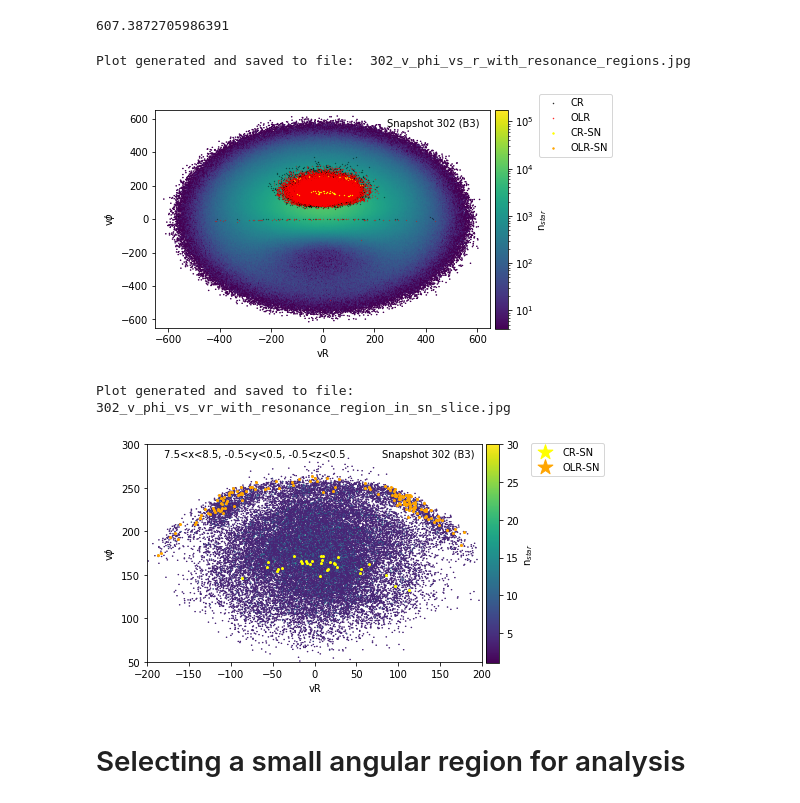
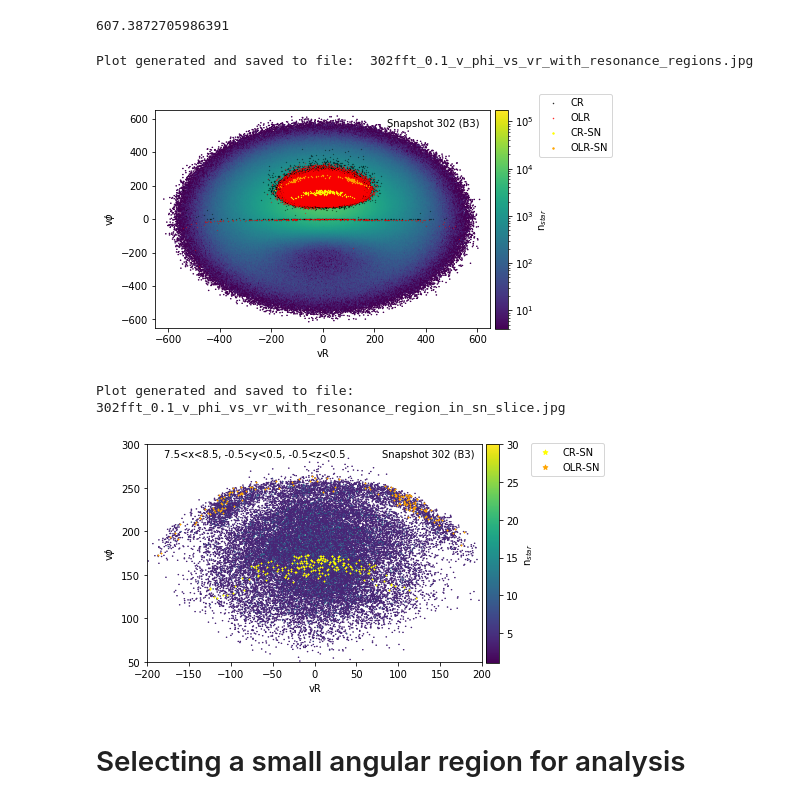
Before and after one commit to binodbhttr/resonance_sweeping, a Jupyter notebook: 302_frequency_analysis.ipynb, the cells around one changed output. Cells and saved outputs as stored; diff of their text form; code cells hidden in the pictures.

```diff
--- a/302_frequency_analysis.ipynb
+++ b/302_frequency_analysis.ipynb
@@ -173,7 +173,7 @@ keep_olr=(omega_diff_olr<0.01)*(omega_diff_olr>-0.1)
 
 #CR resonance
 omega_diff=Ophidisk-ps_adjusted
-keep_cr=(omega_diff<0.01)*(omega_diff>-0.01)
+keep_cr=(omega_diff<0.01)*(omega_diff>-0.1)
 # %% [markdown]
 # Entire Galactic Regions with Co-Rotating (CR) Resonance
 # %%
@@ -388,29 +388,29 @@ print(np.max(vr))
 # %%
 fig5=plt.figure()
 ax=fig5.add_subplot(111)
 #ax.text(8,300,r"Snapshot %s, Slice: -5<$\phi$<5"%(str(snapshot)))
 #cb1=ax.hexbin(x_select,y_select,extent=((-35,35,-35,35)),gridsize=500,mincnt=1,C=Ordisk,vmin=1,vmax=40)
 cb1=ax.hexbin(vr,vphi,extent=((-650,650,-650,650)),gridsize=500,mincnt=1,bins='log')
 ax.set_xlabel("vR")
 ax.set_ylabel(r"v$\phi$")
 ax.scatter(vr_resonance_cr,vphi_resonance_cr,c="black",marker=".",s=0.01,label="CR")
 ax.scatter(vr_resonance_olr,vphi_resonance_olr,c="red",marker=".",s=0.01,label="OLR")
 ax.scatter(vr_resonance_cr_sr,vphi_resonance_cr_sr,c="yellow",marker=".",s=0.1,label="CR-SN")
 ax.scatter(vr_resonance_olr_sr,vphi_resonance_olr_sr,c="orange",marker=".",s=0.1,label="OLR-SN")
 ax.legend(bbox_to_anchor=(1.13,0.93), loc='center left',markerscale=9)
 ax.text(250,550,r"Snapshot 302 (B3)")
 
 cbar_ax = fig5.add_axes([0.91, 0.12, 0.03, 0.76]) # position of the colorbar (left, bottom, width, height)
 fig5.colorbar(cb1, cax=cbar_ax)
 cbar_ax.set_ylabel(r'n$_{star}$')
 cbar_ax.yaxis.label.set_size(10)
-plotname=str(snapshot)+"_v_phi_vs_vr_with_resonance_regions.jpg"
+plotname=str(snapshot)+"fft_0.1_v_phi_vs_vr_with_resonance_regions.jpg"
 fig5.savefig(plotpath+plotname,bbox_inches="tight",dpi=200)
 print("Plot generated and saved to file: ",plotname)
 plt.show()
 # %% [output]
-Plot generated and saved to file:  302_v_phi_vs_r_with_resonance_regions.jpg
+Plot generated and saved to file:  302fft_0.1_v_phi_vs_vr_with_resonance_regions.jpg
-[figure, old version]
+[figure, new version]
 # %%
 fig5_1=plt.figure()
 ax=fig5_1.add_subplot(111)
@@ -421,8 +421,8 @@ ax.set_xlabel("vR")
 ax.set_ylabel(r"v$\phi$")
 #ax.scatter(vr_resonance_cr,vphi_resonance_cr,c="black",marker=".",s=0.01,label="CR")
 #ax.scatter(vr_resonance_olr,vphi_resonance_olr,c="red",marker=".",s=0.01,label="OLR")
-ax.scatter(vr_resonance_cr_sr,vphi_resonance_cr_sr,c="yellow",marker="*",s=3,label="CR-SN")
-ax.scatter(vr_resonance_olr_sr,vphi_resonance_olr_sr,c="orange",marker="*",s=3,label="OLR-SN")
+ax.scatter(vr_resonance_cr_sr,vphi_resonance_cr_sr,c="yellow",marker="*",s=0.3,label="CR-SN")
+ax.scatter(vr_resonance_olr_sr,vphi_resonance_olr_sr,c="orange",marker="*",s=0.3,label="OLR-SN")
 ax.legend(bbox_to_anchor=(1.13,0.93), loc='center left',markerscale=9)
 ax.text(80,285,r"Snapshot 302 (B3)")
 ax.text(-180,285,r"7.5<x<8.5, -0.5<y<0.5, -0.5<z<0.5")
@@ -432,12 +432,12 @@ fig5_1.colorbar(cb1, cax=cbar_ax)
 cbar_ax.set_ylabel(r'n$_{star}$')
 cbar_ax.yaxis.label.set_size(10)
 plotname=str(snapshot)+"fft_0.1_v_phi_vs_vr_with_resonance_region_in_sn_slice.jpg"
-fig5_1.savefig(plotpath+plotname,bbox_inches="tight",dpi=200)
+fig5_1.savefig(plotpath+plotname,bbox_inches="tight",dpi=300)
 print("Plot generated and saved to file: ",plotname)
 plt.show()
 # %% [output]
-Plot generated and saved to file:  302_v_phi_vs_vr_with_resonance_region_in_sn_slice.jpg
+Plot generated and saved to file:  302fft_0.1_v_phi_vs_vr_with_resonance_region_in_sn_slice.jpg
-[figure, old version]
+[figure, new version]
 # %% [markdown]
 # Selecting a small angular region for analysis
 # %%
```
Also changed, not shown: parts of 7 cells of this notebook, 11 other files.
